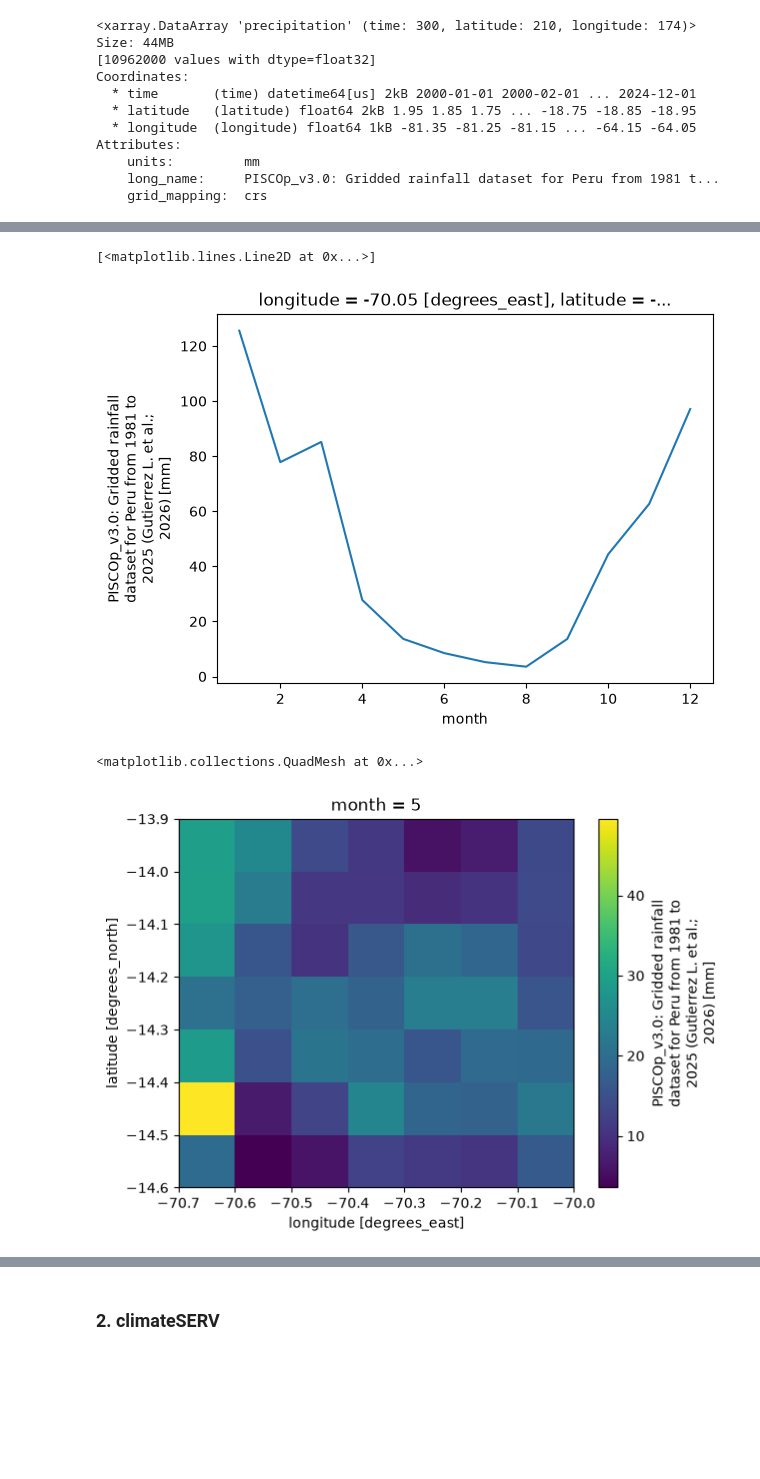
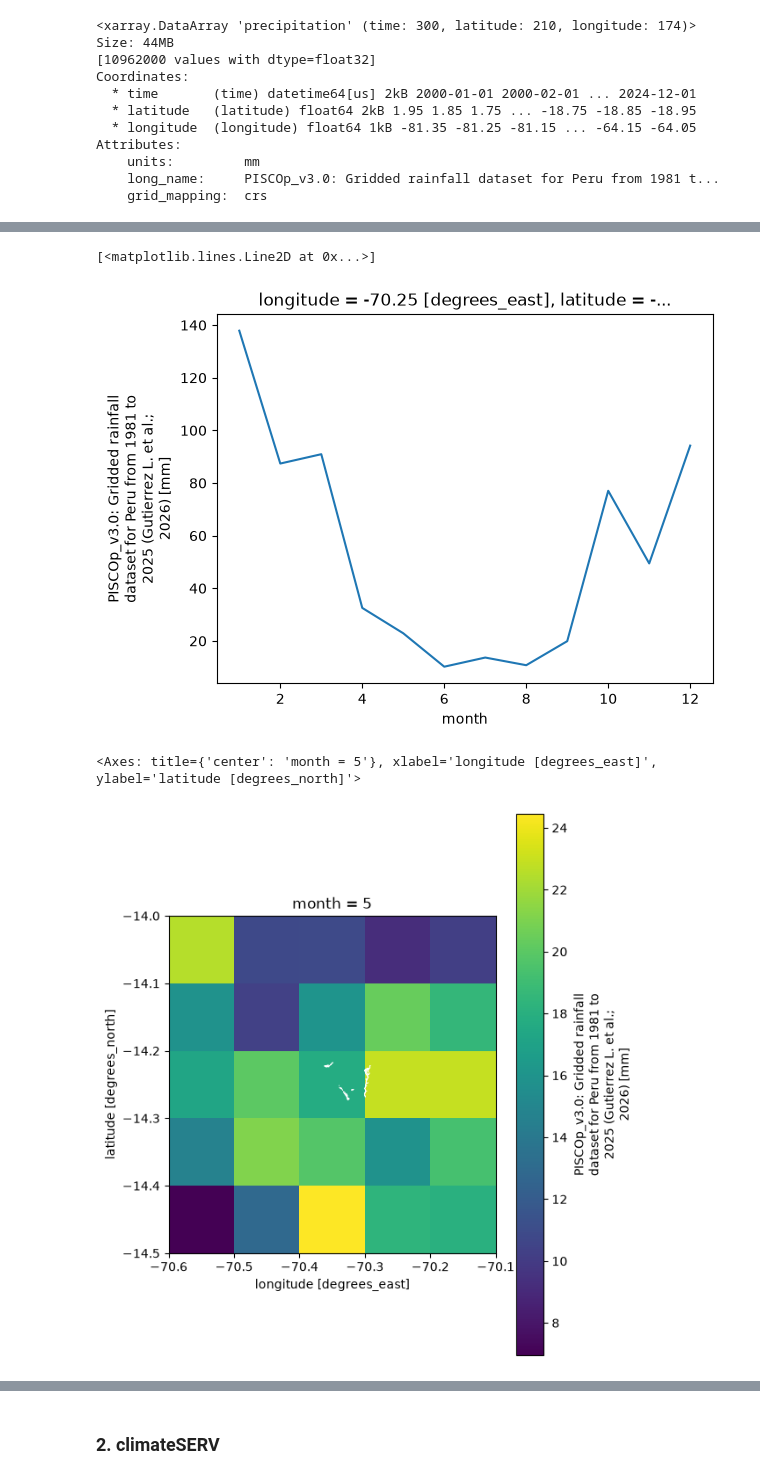
Before and after one commit to SALINASSebas/geocomp_TF, a Jupyter notebook: project_dataSearch.ipynb, the cells around one changed output, grey strips where cells are left out. Drawn from its saved outputs; the diff is of its cells as text; code cells hidden in the pictures; blank space fills up the shorter version.

Commit message:
Avance y comentarios de climateSERV y MODIS. Modificaciones de datos_brutos

```diff
--- a/project_dataSearch.ipynb
+++ b/project_dataSearch.ipynb
@@ -78,8 +88,8 @@ Download completed
  'datos_brutos/SHAPEFILES/SHAPEFILES_bof-20261015T211729Z-1-001.zip',
  'datos_brutos/SHAPEFILES/UniHidroMen_ANA_geogpsperu.zip']
 # %%
-ruta = '/home/sebas/GitHub/geocomp_TF/datos_brutos/datos_PISCO/'
-archivo = 'PISCOp_m.nc'
+ruta = '/home/sebas/GitHub/geocomp_TF/datos_brutos/'
+archivo = 'datos_PISCO/PISCOp_m.nc'
 
 pisco = xr.open_dataset(ruta+archivo)
 pisco
@@ -130,15 +140,30 @@ bof_antauta = gpd.read_file(ruta1+'bofAntauta.gpkg')
 bof_caplina = gpd.read_file(ruta1+'bofCaplina.gpkg')
 # %%
 # Se selecciona la data mínima y máxima de las latitudes y longitudes de los bofedales
-def georecorte(xarr: xr.DataArray, geodf: gpd.GeoDataFrame, buffer: float=0) -> xr.DataArray:
-    """Devuelve el DataArray recortado en la extensión espacial de la data georreferenciada"""
-    min_x = float(geodf.total_bounds[0])-buffer # El valor sumado o restado aumenta el tamaño del recorte
+def georecorte(xarr: xr.DataArray, geodf: gpd.GeoDataFrame, buffer: float=0, rev=False, box=False) -> xr.DataArray:
+    """Devuelve el DataArray recortado en la extensión espacial de la data georreferenciada y la extensión del recorte
+    xarr: DataArray |
+    geodf: GeoDataFrame base para hacer el recorte |
+    buffer: Extensión agregada al recorte |
+    rev: Define si el recorte de latitud se da de min a max (False) o viceversa (True) |
+    box: Define si devuelve la lista de límites"""
+    min_x = float(geodf.total_bounds[0])-buffer
     min_y = float(geodf.total_bounds[1])-buffer
     max_x = float(geodf.total_bounds[2])+buffer
     max_y = float(geodf.total_bounds[3])+buffer
-    return xarr.sel(latitude=slice(max_y,min_y), longitude=slice(min_x,max_x))
 
-p_antauta = georecorte(pisco_p, bof_antauta, .3)
-p_caplina = georecorte(pisco_p, bof_caplina, .3)
+    if box:
+        if rev:
+            return [min_x, min_y, max_x, max_y], xarr.sel(latitude=slice(max_y,min_y), longitude=slice(min_x,max_x))
+        else:
+            return [min_x, min_y, max_x, max_y], xarr.sel(latitude=slice(min_y,max_y), longitude=slice(min_x,max_x))
+    else:
+        if rev:
+            return xarr.sel(latitude=slice(max_y,min_y), longitude=slice(min_x,max_x))
+        else:
+            return xarr.sel(latitude=slice(min_y,max_y), longitude=slice(min_x,max_x))
+
+box_antauta, p_ant_pisco = georecorte(pisco_p, bof_antauta, .2, rev=True, box=True)
+box_caplina, p_cap_pisco = georecorte(pisco_p, bof_caplina, .2, rev=True, box=True)
 # %%
 # Visualización de datos recortados
@@ -155,16 +180,18 @@ Attributes:
     long_name:     PISCOp_v3.0: Gridded rainfall dataset for Peru from 1981 t...
     grid_mapping:  crs
 # %%
-# Visualización de datos como promedio anual para una coordenada específica
-punto = p_antauta.sel(latitude=-14, longitude=-70, method='nearest')
+# Visualización de precipitación promedio mensual para una coordenada específica en Antauta
+punto = p_ant_pisco.sel(latitude=-14.3, longitude=-70.3, method='nearest')
 
 punto.groupby('time.month').mean(dim='time').plot(x='month')
 # %% [output]
 [<matplotlib.lines.Line2D at 0x...>]
-[figure, old version]
+[figure, new version]
 # %%
-# Visualización de la precipitación promedio del área de interés en junio
-p_antauta.groupby('time.month').mean().sel(month=5).plot()
+# Visualización de la precipitación promedio del área de los bofedales de Antauta en junio
+fig, ax = plt.subplots(figsize=(6,8))
+p_ant_pisco.groupby('time.month').mean().sel(month=5).plot()
+bof_antauta.plot(ax=ax, facecolor='none', edgecolor='white', linewidth=0.5)
 # %% [output]
-<matplotlib.collections.QuadMesh at 0x...>
+<Axes: title={'center': 'month = 5'}, xlabel='longitude [degrees_east]', ylabel='latitude [degrees_north]'>
-[figure, old version]
+[figure, new version]
```
Also changed, not shown: parts of 19 cells of this notebook, 7 other files.
